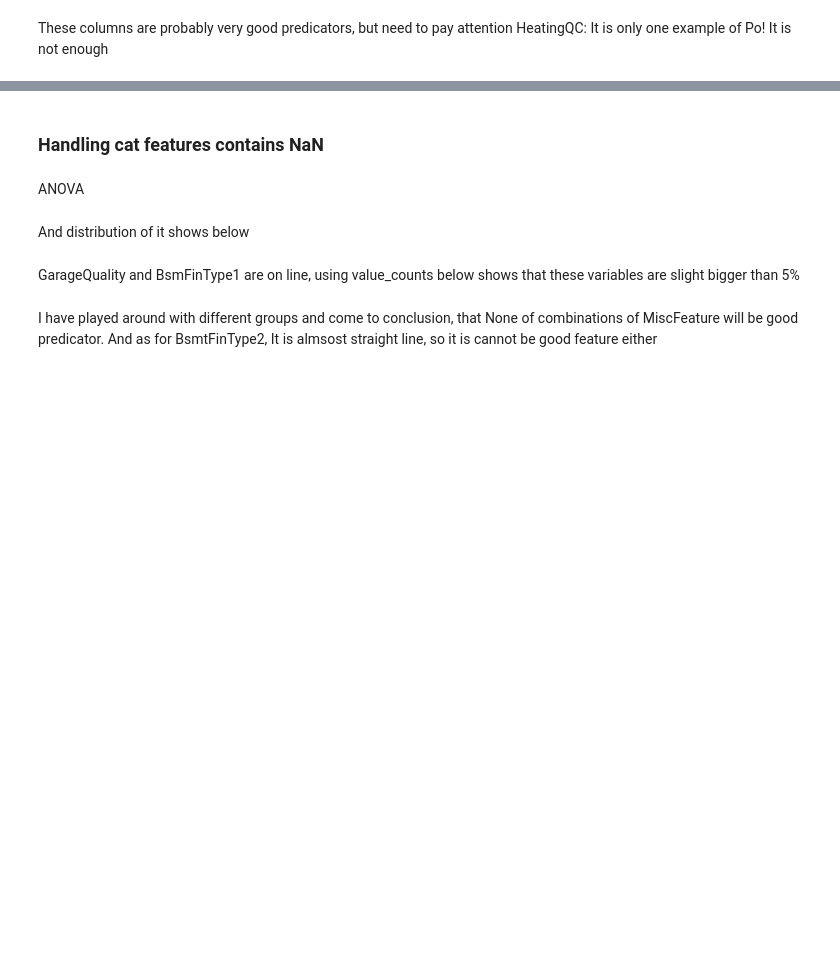
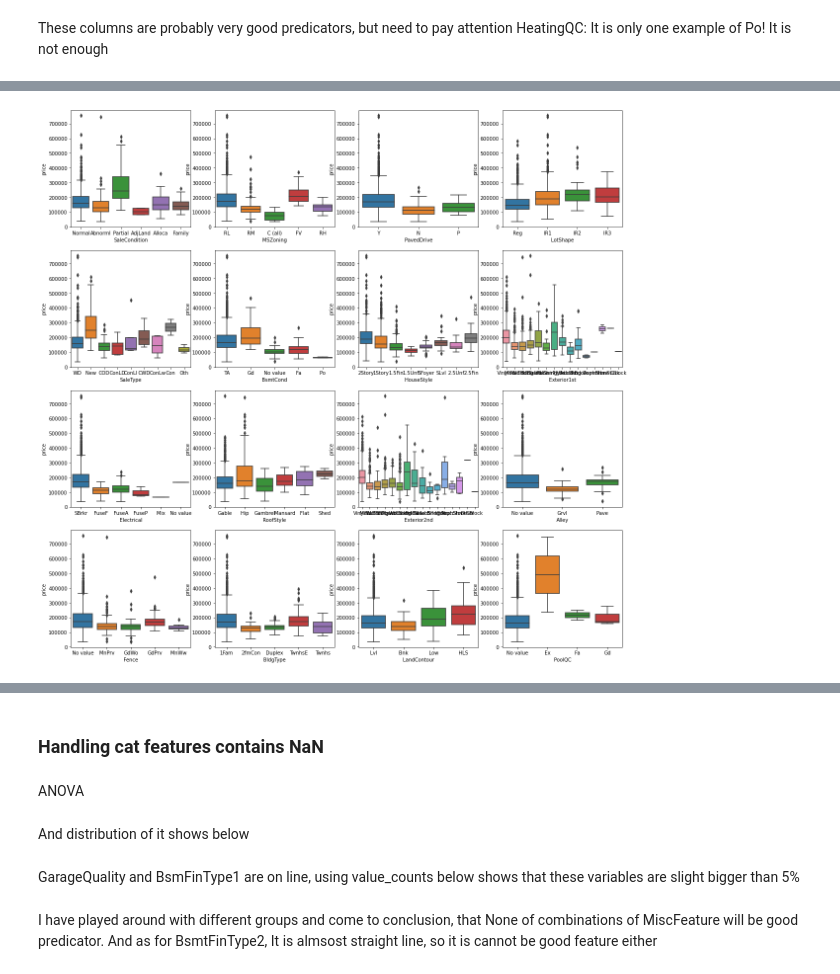
Before and after one commit to Golden-dreamer/kaggle-house, a Jupyter notebook: notebooks/Data exploration.ipynb, the cells around one changed output, grey strips where cells are left out. Saved outputs shown, nothing was run; the diff lists cells and outputs as text; code cells hidden in the pictures; blank space fills up the shorter version.

```diff
--- a/notebooks/Data exploration.ipynb
+++ b/notebooks/Data exploration.ipynb
@@ -1131,3 +1245,5 @@ cols_with_low_F_score
 # %%
-make_boxplots(cols_with_low_F_score, without_nan_df)
+make_boxplots(cols_with_low_F_score, replaced_nans)
+# %% [output]
+[figure, added]
 # %%
```
Also changed, not shown: parts of 71 cells of this notebook.
